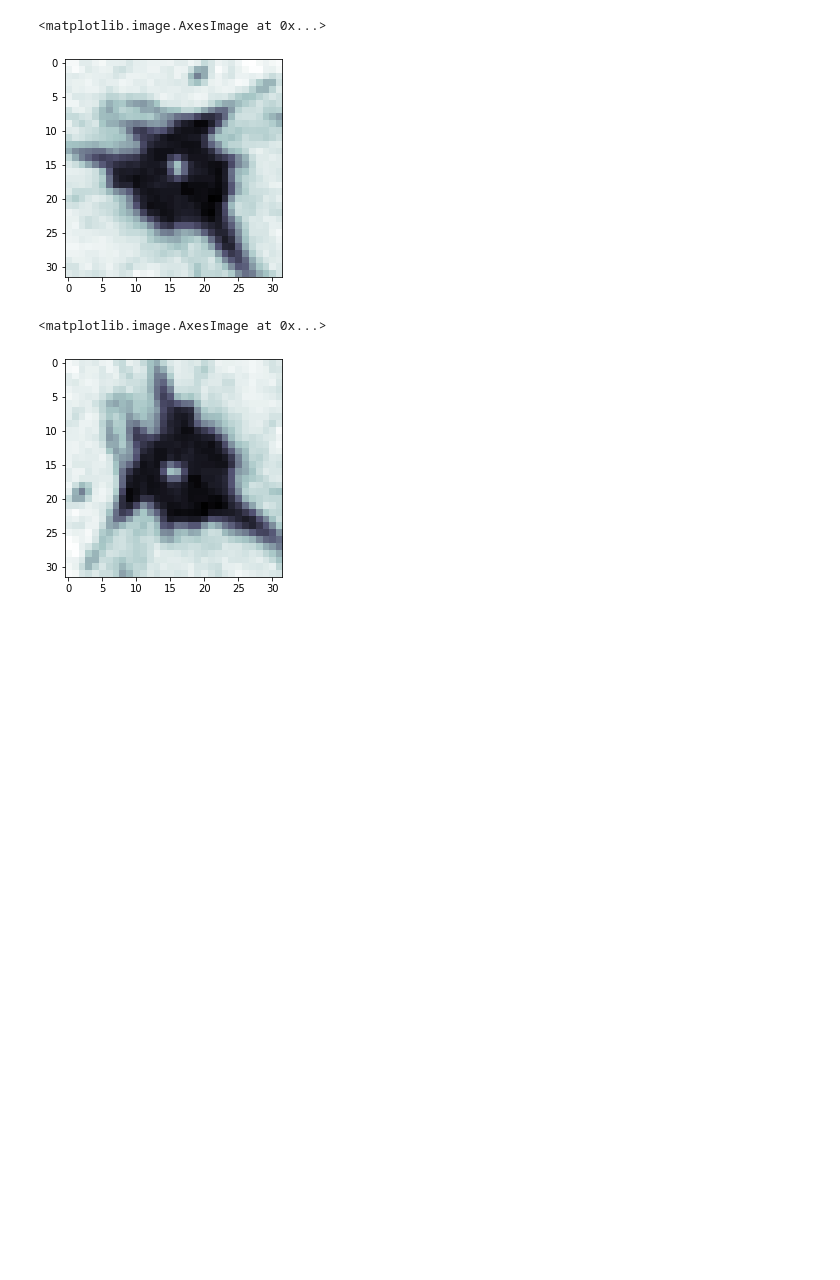
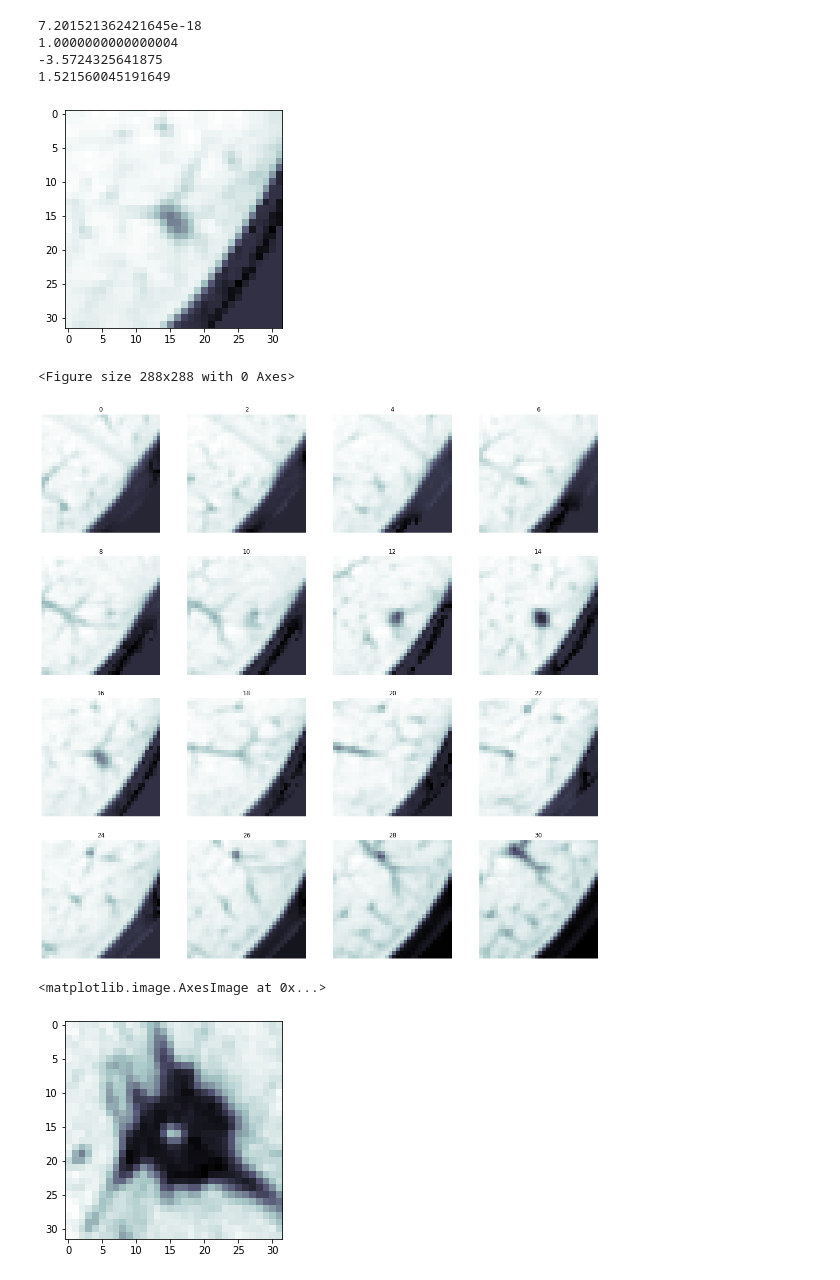
Before and after one commit to hthieu166/ece549-plumonary-nods-classification, a Jupyter notebook: NAS-Lung/notebooks/luna/view_data.ipynb, the cells around one changed output. Cells and saved outputs as stored; diff of their text form; code cells hidden in the pictures; blank space fills up the shorter version.

```diff
--- a/NAS-Lung/notebooks/view_data.ipynb
+++ b/NAS-Lung/notebooks/luna/view_data.ipynb
@@ -13,13 +17,29 @@ import pandas as pd
+# %%
+a = []
+for f in glob('/mnt/data0-nfs/anhleu2/crop/*'):
+    nod_npy   = np.load(f)
+    nod_npy = (nod_npy - 178.83227827824444)/50.05896544303765
+    a.append(nod_npy)
+print(np.mean(a))
+print(np.std(a))
+print(np.min(a))
+print(np.max(a))
+# %% [output]
+7.201521362421645e-18
+1.0000000000000004
+-3.5724325641875
+1.521560045191649
 # %%
-file_path = "/home/hthieu/data/crop/1.3.6.1.4.1.14519.5.2.1.6279.6001.675543413149938600000570588203-9-9-9-9-9-9-9-9-9-9-9-9.npy"
+file_path = "/mnt/data0-nfs/anhleu2/crop/1.3.6.1.4.1.14519.5.2.1.6279.6001.257840703452266097926250569223-131-131-131-131-131-131-131-131-131-131-131-131.npy"
 nod_npy   = np.load(file_path)
+ax  = plt.gca()
 plt.figure(figsize=(4,4))
-ax  = plt.gca()
 ax.imshow(nod_npy[15,:,:], cmap="bone")
-# plot_slices(nod_npy[::-1,:,:], 0)
+plot_slices(nod_npy[::-1,:,:], 0)
 # %% [output]
+[figure, new version]
-<matplotlib.image.AxesImage at 0x...>
+<Figure size 288x288 with 0 Axes>
-[figure, old version]
+[figure, added]
 # %%
 ax  = plt.gca()
 nod_npy_v1 = get_view(nod_npy,3)
```
Also changed, not shown: parts of 3 cells of this notebook, 22 other files.
